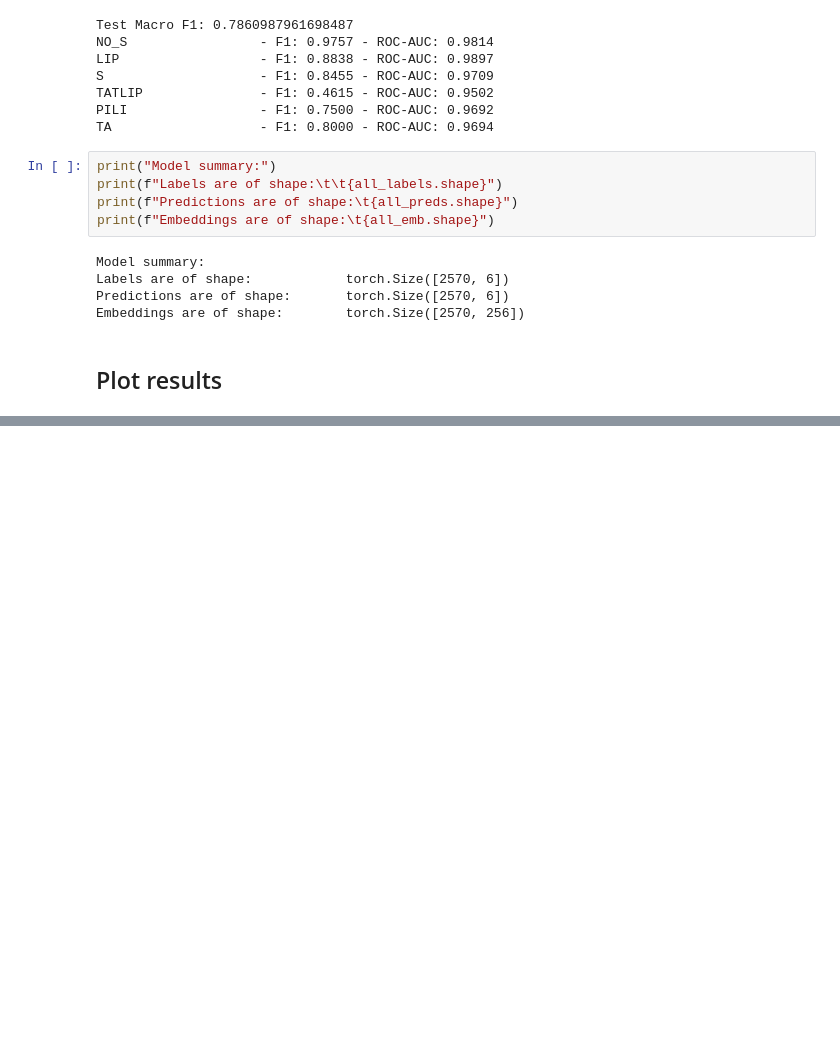
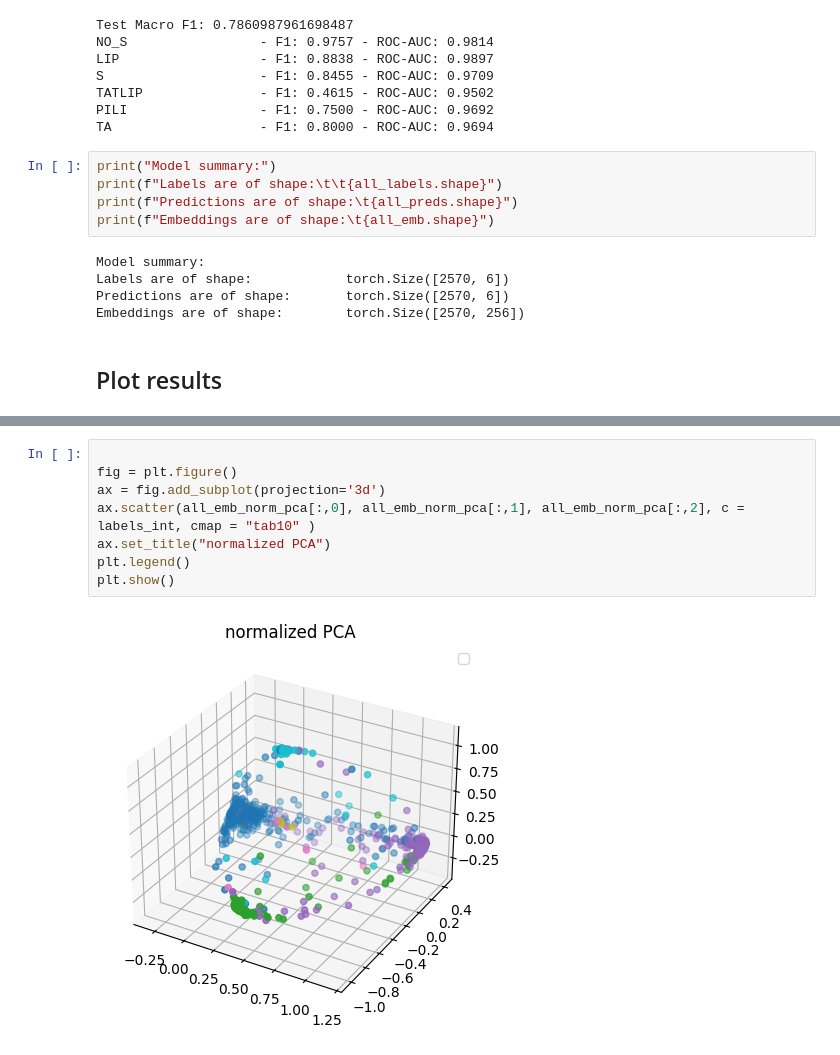
Before and after one commit to emile151/DeepLearning_SimilarityFunctions, a Jupyter notebook: analysis.ipynb, the cells around one changed output, grey strips where cells are left out. Cells and saved outputs as stored; diff of their text form; blank space fills up the shorter version.

```diff
--- a/analysis.ipynb
+++ b/analysis.ipynb
@@ -206,0 +258,10 @@ Embeddings are of shape:        torch.Size([2570, 256])
+# %%
+
+fig = plt.figure()
+ax = fig.add_subplot(projection='3d')
+ax.scatter(all_emb_norm_pca[:,0], all_emb_norm_pca[:,1], all_emb_norm_pca[:,2], c = labels_int, cmap = "tab10" )
+ax.set_title("normalized PCA")
+plt.legend()
+plt.show()
+# %% [output]
+[figure, added]
```
Also changed, not shown: parts of 9 cells of this notebook, 2 other files.
